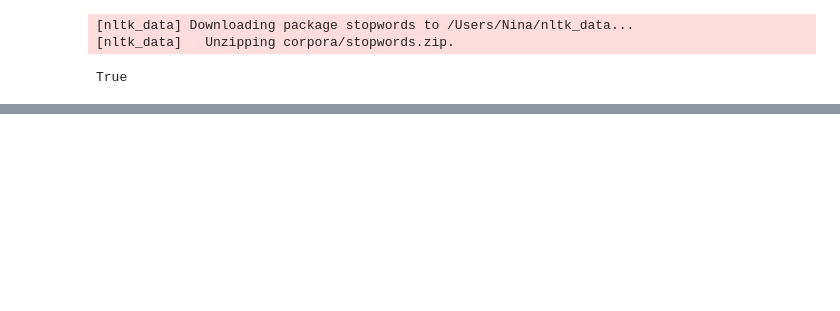
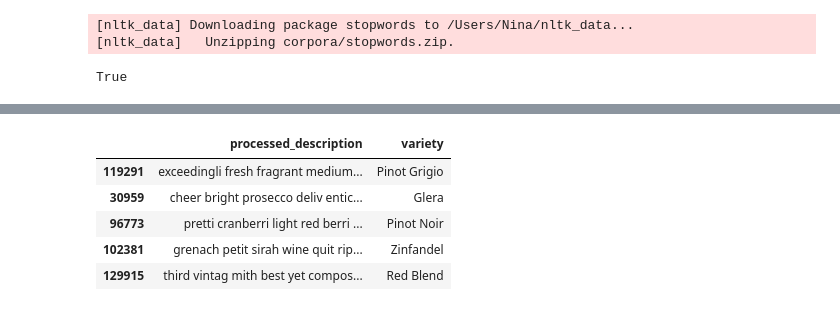
Before and after one commit to nsamko/wine_recommendation, a Jupyter notebook: wine.ipynb, the cells around one changed output, grey strips where cells are left out. Cells and saved outputs as stored; diff of their text form; code cells hidden in the pictures; blank space fills up the shorter version.

```diff
--- a/wine.ipynb
+++ b/wine.ipynb
@@ -239,5 +208,0 @@ X_train, X_test, y_train, y_test = train_test_split(df.description, df.variety,
-# %%
-train = { 'text': X_train, 'intent': y_train }
-train_df = pd.DataFrame(train)
-test = { 'text': X_test, 'intent': y_test }
-test_df = pd.DataFrame(test)
@@ -447,0 +395,9 @@ plt.show()
+# %%
+test_df.head()
+# %% [output]
+|  | processed_description | variety |
+| 119291 | exceedingli fresh fragrant medium... | Pinot Grigio |
+| 30959 | cheer bright prosecco deliv entic... | Glera |
+| 96773 | pretti cranberri light red berri ... | Pinot Noir |
+| 102381 | grenach petit sirah wine quit rip... | Zinfandel |
+| 129915 | third vintag mith best yet compos... | Red Blend |
```
Also changed, not shown: parts of 28 cells of this notebook.
